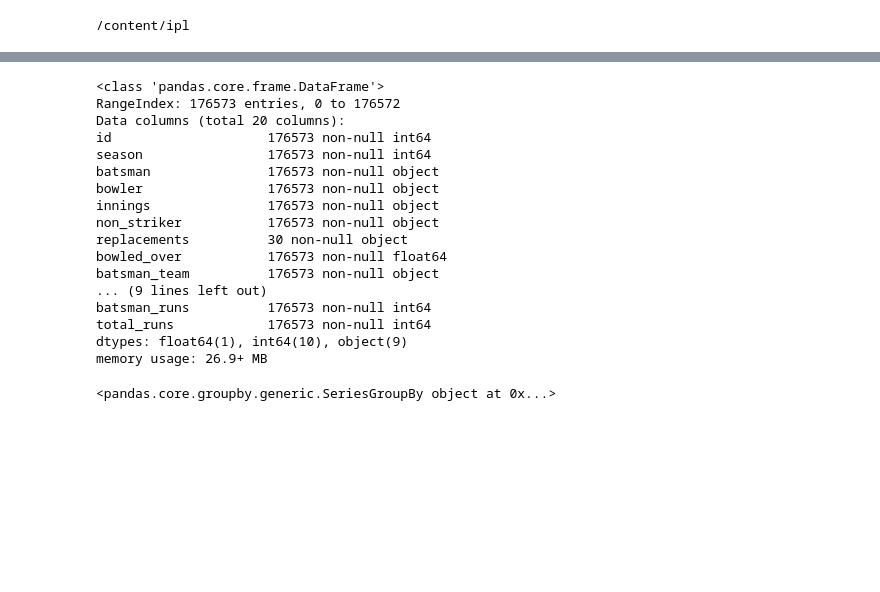
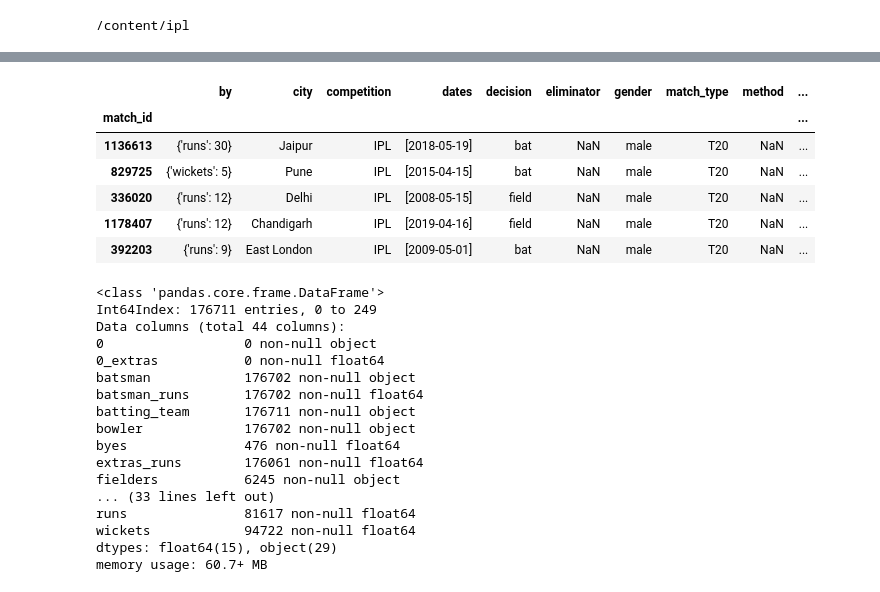
Before and after one commit to ravi-gopalan/ipl_analysis, a Jupyter notebook: ipl_analysis.ipynb, the cells around one changed output, grey strips where cells are left out. Cells and saved outputs as stored; diff of their text form; code cells hidden in the pictures; blank space fills up the shorter version.

```diff
--- a/ipl_analysis.ipynb
+++ b/ipl_analysis.ipynb
@@ -71,0 +249,3 @@ df_innings = pd.read_csv('innings_data.csv',sep=',')
+# %%
+df_outcome = df_match_summary[['by']]
+df_outcome_details = df_outcome['by'].apply(pd.Series).drop(columns=[0])
@@ -71,0 +262,12 @@ df_innings = pd.read_csv('innings_data.csv',sep=',')
+# %%
+df_ipl_summary = df_match_summary.join(df_outcome_details)
+# %%
+df_ipl_summary.head()
+# %% [output]
+|  | by | city | competition | dates | decision | eliminator | gender | match_type | method | ... |
+| match_id |  |  |  |  |  |  |  |  |  | ... |
+| 1136613 | {'runs': 30} | Jaipur | IPL | [2018-05-19] | bat | NaN | male | T20 | NaN | ... |
+| 829725 | {'wickets': 5} | Pune | IPL | [2015-04-15] | bat | NaN | male | T20 | NaN | ... |
+| 336020 | {'runs': 12} | Delhi | IPL | [2008-05-15] | field | NaN | male | T20 | NaN | ... |
+| 1178407 | {'runs': 12} | Chandigarh | IPL | [2019-04-16] | field | NaN | male | T20 | NaN | ... |
+| 392203 | {'runs': 9} | East London | IPL | [2009-05-01] | bat | NaN | male | T20 | NaN | ... |
@@ -72,24 +276,20 @@ df_innings = pd.read_csv('innings_data.csv',sep=',')
 # %%
-df_innings.info()
+df_combined.info()
 # %% [output]
 <class 'pandas.core.frame.DataFrame'>
-RangeIndex: 176573 entries, 0 to 176572
-Data columns (total 20 columns):
-id                    176573 non-null int64
-season                176573 non-null int64
-batsman               176573 non-null object
-bowler                176573 non-null object
-innings               176573 non-null object
-non_striker           176573 non-null object
-replacements          30 non-null object
-bowled_over           176573 non-null float64
-batsman_team          176573 non-null object
-... (9 lines left out)
-batsman_runs          176573 non-null int64
-total_runs            176573 non-null int64
-dtypes: float64(1), int64(10), object(9)
-memory usage: 26.9+ MB
+Int64Index: 176711 entries, 0 to 249
+Data columns (total 44 columns):
+0                  0 non-null object
+0_extras           0 non-null float64
+batsman            176702 non-null object
+batsman_runs       176702 non-null float64
+batting_team       176711 non-null object
+bowler             176702 non-null object
+byes               476 non-null float64
+extras_runs        176061 non-null float64
+fielders           6245 non-null object
+... (33 lines left out)
+runs               81617 non-null float64
+wickets            94722 non-null float64
+dtypes: float64(15), object(29)
+memory usage: 60.7+ MB
-# %%
-df_innings.groupby(['batsman_team','batsman'],axis=1)['batsman_runs']
-# %% [output]
-<pandas.core.groupby.generic.SeriesGroupBy object at 0x...>
```
Also changed, not shown: parts of 38 cells of this notebook.
